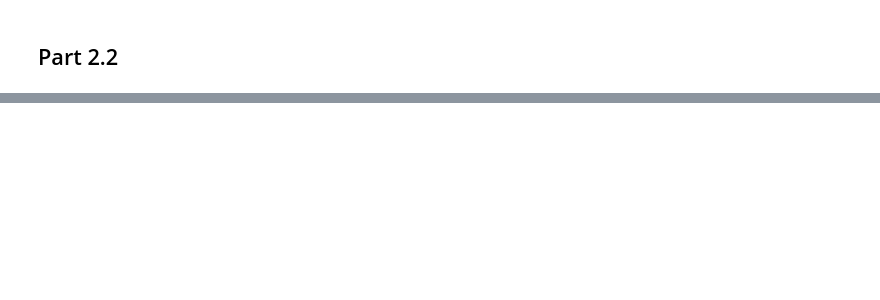
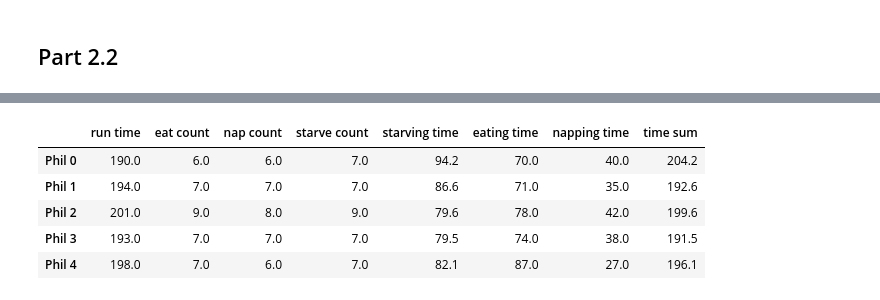
Before and after one commit to ramucsd/WES237A, a Jupyter notebook: Assignment2draftRM.ipynb, the cells around one changed output, grey strips where cells are left out. Cells and saved outputs as stored; diff of their text form; code cells hidden in the pictures; blank space fills up the shorter version.

```diff
--- a/Assignment2draftRM.ipynb
+++ b/Assignment2draftRM.ipynb
@@ -419,7 +421,6 @@ fork1 = threading.Lock()
 fork2 = threading.Lock()
 fork3 = threading.Lock()
 fork4 = threading.Lock()
-rtt = threading.Lock() #right to take
 
 stop = False #stop flag for button interrupt
 next_to_eat = 0 #global var for scheduling next to eat
@@ -427,7 +428,13 @@ next_to_eat = 0 #global var for scheduling next to eat
 q = queue.Queue() #queue to keep track of the order the philosophers finished eating
 a = [0, 0, 0, 0, 0] #array to keep track of priority (how long the philosophers ate)
 eating = [False, False, False, False, False]
+napping = [False, False, False, False, False]
 nextq = queue.Queue()
+
+cols = ['run time', 'eat count', 'nap count', 'starve count', 'starving time',
+      'eating time', 'napping time', 'time sum']
+rows = ['Phil 0', 'Phil 1', 'Phil 2', 'Phil 3', 'Phil 4']
+data = pd.DataFrame(np.zeros((5,8)),rows,cols)
 
 #start with 0 and 2
 nextq.put(0)
@@ -454,7 +461,7 @@ for i in range(5):
     threads.append(t)
     t.start()
 
-#thread for button interrupt
+#thread for waiter (prioritization)
 t = threading.Thread(target=waiter_t, args=())
 threads.append(t)
 t.start()
@@ -470,4 +477,6 @@ for t in threads:
     print('{} joined'.format(name))
 
 print("Program terminated")
+data = data.round(1)
+data
 # %% [output]
@@ -487,4 +496,10 @@ Highest priority: 1
 Thread-15 joined
 Thread-16 joined
 Thread-17 joined
 Program terminated
+|  | run time | eat count | nap count | starve count | starving time | eating time | napping time | time sum |
+| Phil 0 | 190.0 | 6.0 | 6.0 | 7.0 | 94.2 | 70.0 | 40.0 | 204.2 |
+| Phil 1 | 194.0 | 7.0 | 7.0 | 7.0 | 86.6 | 71.0 | 35.0 | 192.6 |
+| Phil 2 | 201.0 | 9.0 | 8.0 | 9.0 | 79.6 | 78.0 | 42.0 | 199.6 |
+| Phil 3 | 193.0 | 7.0 | 7.0 | 7.0 | 79.5 | 74.0 | 38.0 | 191.5 |
+| Phil 4 | 198.0 | 7.0 | 6.0 | 7.0 | 82.1 | 87.0 | 27.0 | 196.1 |
```
Also changed, not shown: parts of 14 cells of this notebook.
